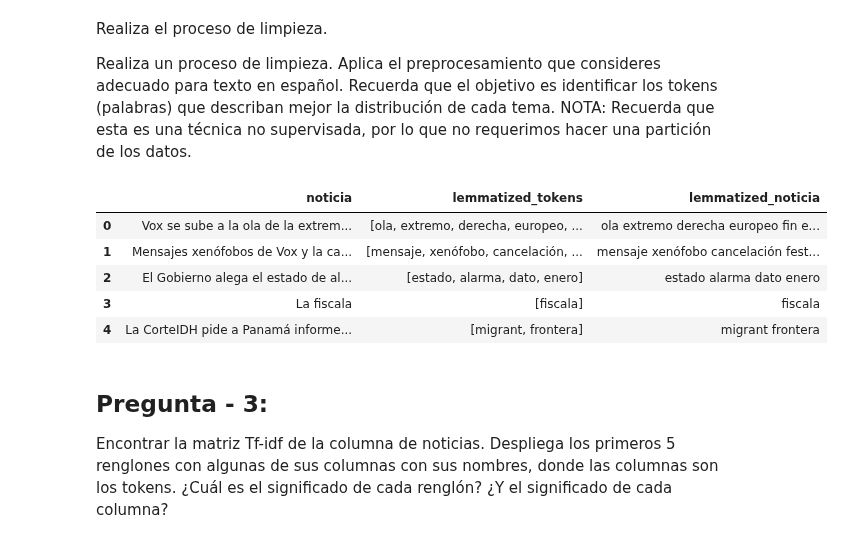
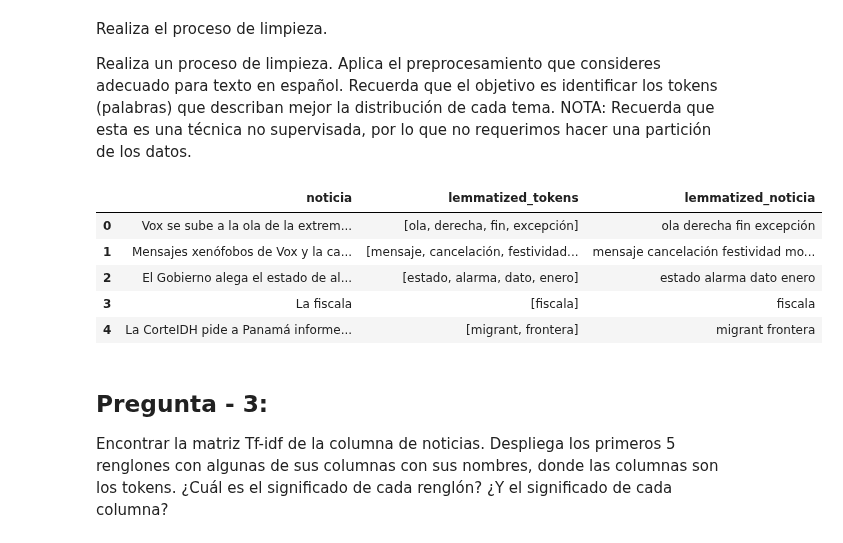
Before and after one commit to a00169781/nlp, a Jupyter notebook: semana6y7/MNA_NLP_semana_6y7_Equipo31.ipynb, the cells around one changed output. Drawn from its saved outputs; the diff is of its cells as text; code cells hidden in the pictures.

```diff
--- a/semana6y7/MNA_NLP_semana_6y7_Equipo31.ipynb
+++ b/semana6y7/MNA_NLP_semana_6y7_Equipo31.ipynb
@@ -91,34 +73,35 @@ partición de los datos.
 # %%
 # Para la limpieza vamos a usar la librería spacy
 # Esta libreria nos permite tokenizar y lematizar las palabras de manera sencilla
 # Además nos permite clasificar las palabras por grupos smánticos
 
 # Para clasifica por temas, considero que solo debemos usar los sustantivos, nombres propios y adjetivos
 # los verbos creo que no tienen relevancia en la clásificación de temas, tampoco sin relevantes los
 # stopwords y elementos auxiliares de las oraciones.
 
 
 import spacy
 # Cargamos el modelo pequeño de lenguaje para esta librería
 nlp = spacy.load("es_core_news_sm")
 
 
 lemmatized_tokens = []
 lemmatized_noticia = []
 for noticia in df['noticia']:
     doc = nlp(noticia)
 #    _lemmatized_tokens = [token.lemma_ + "_" + token.pos_ for token in doc if (token.pos_ in ["NOUN"] and token.is_alpha)]
-    _lemmatized_tokens = [token.lemma_ for token in doc if (token.pos_ in ["NOUN", "ADJ"] and token.is_alpha)]
+#    _lemmatized_tokens = [token.lemma_ for token in doc if (token.pos_ in ["NOUN", "ADJ"] and token.is_alpha)]
+    _lemmatized_tokens = [token.lemma_ for token in doc if (token.pos_ in ["NOUN"] and token.is_alpha)]
     lemmatized_tokens.append(_lemmatized_tokens)
     lemmatized_noticia.append(' '.join(_lemmatized_tokens))
 
 df['lemmatized_tokens'] = lemmatized_tokens
 df['lemmatized_noticia'] = lemmatized_noticia
 df.head()
 # %% [output]
 |  | noticia | lemmatized_tokens | lemmatized_noticia |
-| 0 | Vox se sube a la ola de la extrem... | [ola, extremo, derecha, europeo, ... | ola extremo derecha europeo fin e... |
-| 1 | Mensajes xenófobos de Vox y la ca... | [mensaje, xenófobo, cancelación, ... | mensaje xenófobo cancelación fest... |
+| 0 | Vox se sube a la ola de la extrem... | [ola, derecha, fin, excepción] | ola derecha fin excepción |
+| 1 | Mensajes xenófobos de Vox y la ca... | [mensaje, cancelación, festividad... | mensaje cancelación festividad mo... |
 | 2 | El Gobierno alega el estado de al... | [estado, alarma, dato, enero] | estado alarma dato enero |
 | 3 | La fiscala | [fiscala] | fiscala |
 | 4 | La CorteIDH pide a Panamá informe... | [migrant, frontera] | migrant frontera |
```
Also changed, not shown: parts of 17 cells of this notebook.
